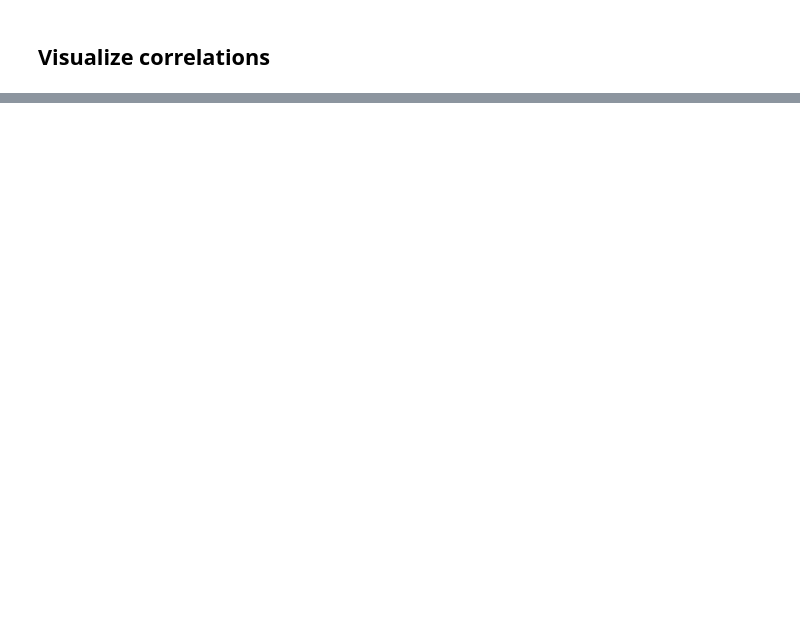
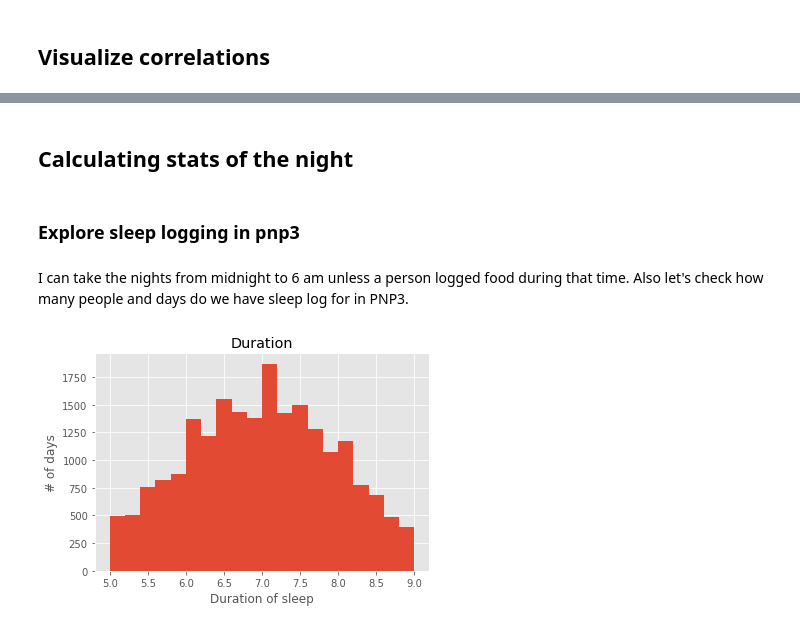
Before and after one commit to ElviraMingazova/MA_Thesis, a Jupyter notebook: Personalized correlations PNP3.ipynb, the cells around one changed output, grey strips where cells are left out. Saved outputs shown, nothing was run; the diff lists cells and outputs as text; code cells hidden in the pictures; blank space fills up the shorter version.

```diff
--- a/Personalized correlations PNP3.ipynb
+++ b/Personalized correlations PNP3.ipynb
@@ -456,0 +498,19 @@ fig.show()
+# %% [markdown]
+## Calculating stats of the night
+# %% [markdown]
+### Explore sleep logging in pnp3
+# %% [markdown]
+I can take the nights from midnight to 6 am unless a person logged food during that time. Also let's check how many people and days do we have sleep log for in PNP3.
+# %%
+from LabData.DataLoaders.SleepLoader import SleepLoader
+sl = SleepLoader()
+sleep = sl.get_data(study_ids=[3,49]).df
+sleep_filtered = sl.filter_for_night_sleep(sleep)
+# %%
+sleep_filtered['Duration'] = (sleep_filtered.wakeup_time - sleep_filtered.sleep_time) / pd.Timedelta(hours=1)
+# %%
+sleep_filtered.hist(bins=20)
+plt.xlabel('Duration of sleep')
+plt.ylabel('# of days');
+# %% [output]
+[figure, added]
```
Also changed, not shown: parts of 105 cells of this notebook, 1 other file.
